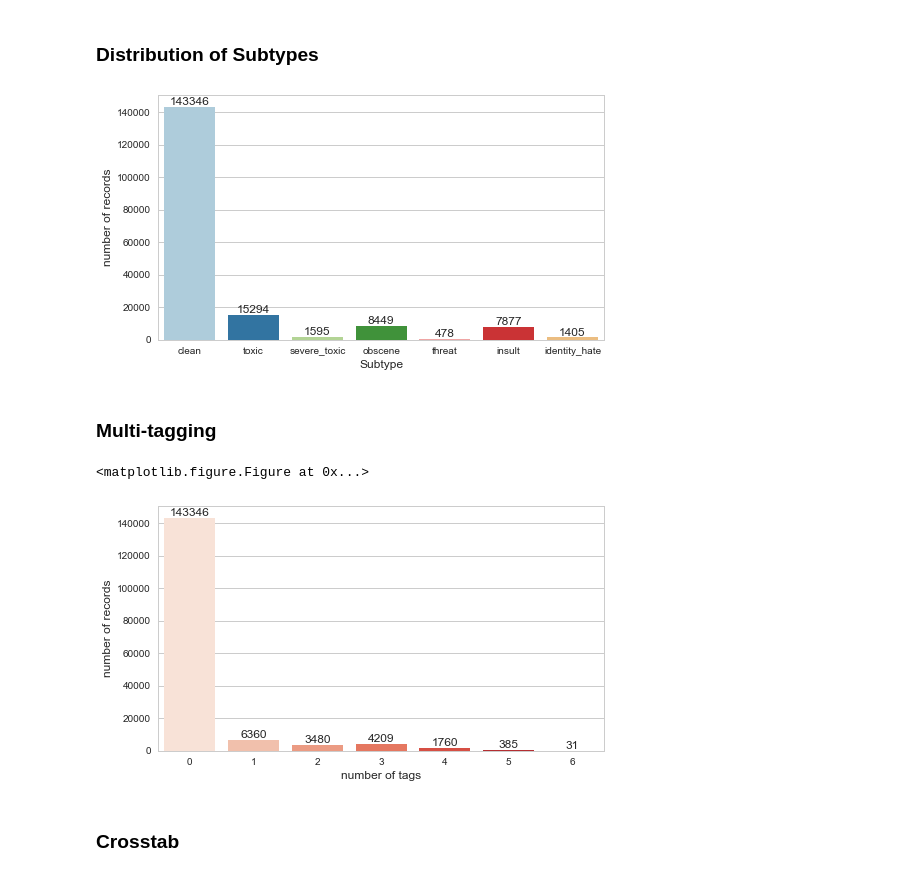
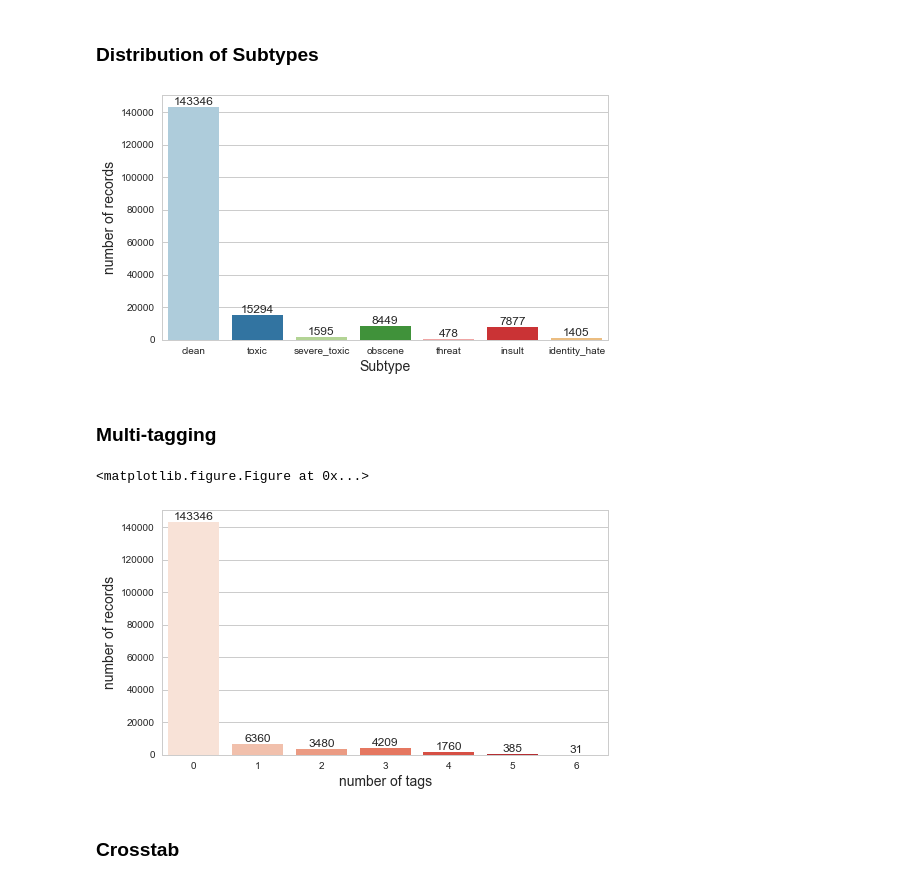
Before and after one commit to ziyaotang/toxic_comment_classification, a Jupyter notebook: toxic_comment_classification.ipynb, the cells around one changed output. Saved outputs shown, nothing was run; the diff lists cells and outputs as text; code cells hidden in the pictures.

```diff
--- a/toxic_comment_classification.ipynb
+++ b/toxic_comment_classification.ipynb
@@ -147,26 +149,26 @@ Give me a break, admin! I was just trying to talk to the dude! Why did you delet
 # %%
 # plot different types of labels
 column_sum = pd.Series(labels.sum(axis = 0))
 clean = pd.Series(train['clean'].sum(), index = ['clean'])
 # add clean document amount as a new type
 column_sum = pd.concat([clean, column_sum])
 
 # barplot for different labels
 plt.figure(figsize=(8,4.5))
 ax = sns.barplot(column_sum.index, column_sum.values, palette = "Paired")
-plt.xlabel('Subtype', fontsize = 12)
-plt.ylabel('number of records', fontsize = 12)
+plt.xlabel('Subtype', fontsize = 14)
+plt.ylabel('number of records', fontsize = 14)
 
 # add the text labels
 for rect, label in zip(ax.patches, column_sum.values):
         ax.text(rect.get_x() + rect.get_width()/2, rect.get_height(), label,ha = 'center', va='bottom')
 
 # save the figure as .eps file
 fig_subtype = ax.get_figure()
 fig_subtype.savefig('figure/subtype.eps')
 plt.show()
 # %% [output]
-[figure, old version]
+[figure, new version]
 # %% [markdown]
 ### Multi-tagging
 # %%
@@ -178,8 +180,8 @@ color_reds = sns.color_palette("Reds", n_colors=7, desat=1)
 # barplot for different labels
 plt.figure(figsize=(8,4.5))
 ax_1 = sns.barplot(multi_tags.index, multi_tags.values, palette = color_reds)
-plt.xlabel('number of tags', fontsize = 12)
-plt.ylabel('number of records', fontsize = 12)
+plt.xlabel('number of tags', fontsize = 14)
+plt.ylabel('number of records', fontsize = 14)
 
 # add the text labels
 for rect, label in zip(ax_1.patches, multi_tags.values):
@@ -191,7 +193,7 @@ fig_multi_tags.savefig('figure/multi_tags.eps')
 plt.show()
 # %% [output]
 <matplotlib.figure.Figure at 0x...>
-[figure, old version]
+[figure, new version]
 # %% [markdown]
 ### Crosstab
 # %%
```
Also changed, not shown: parts of 3 cells of this notebook, 1 other file.
